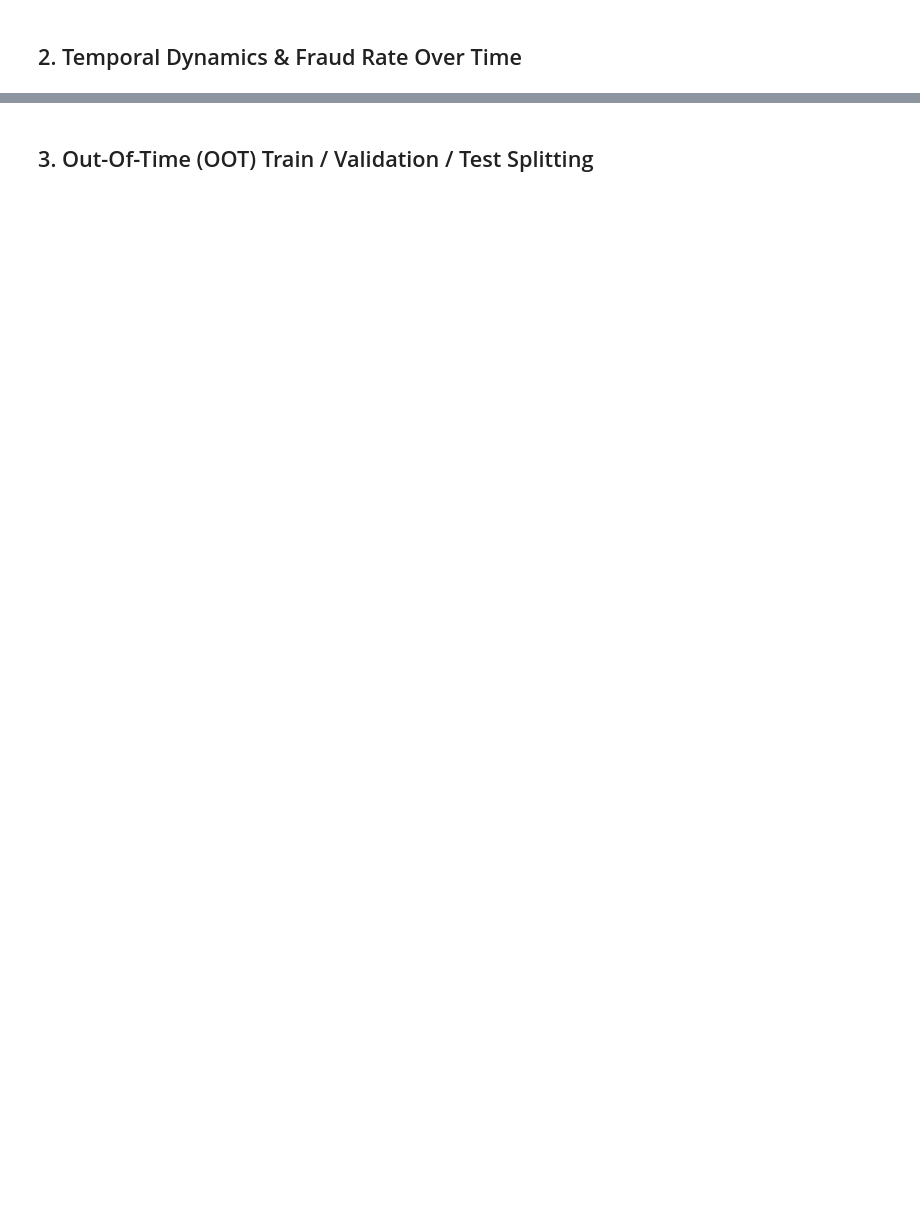
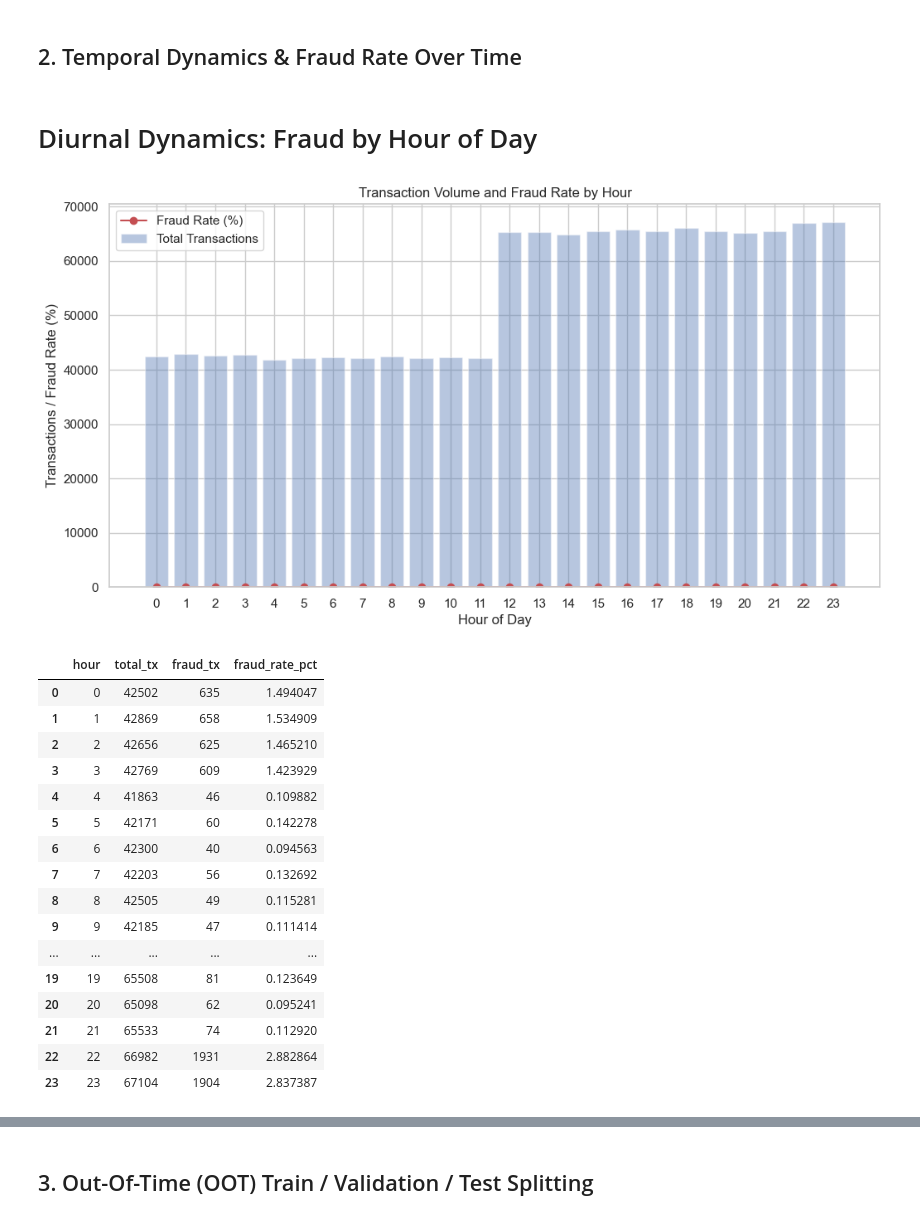
Before and after one commit to krishnagupta7171/Sentinel-risk-engine, a Jupyter notebook: notebooks/notebook2_temporal_dynamics_and_splitting.ipynb, the cells around one changed output, grey strips where cells are left out. Cells and saved outputs as stored; diff of their text form; code cells hidden in the pictures; blank space fills up the shorter version.

Commit message:
analyze temporal fraud patterns and implement chronological data splitting

```diff
--- a/notebooks/notebook2_temporal_dynamics_and_splitting.ipynb
+++ b/notebooks/notebook2_temporal_dynamics_and_splitting.ipynb
@@ -31,0 +12,11 @@ print(f"Processed Dir: {PROCESSED_DIR}")
+# %%
+from pathlib import Path
+import pandas as pd
+import numpy as np
+import matplotlib.pyplot as plt
+import seaborn as sns
+
+PROJECT_ROOT = Path("..").resolve()
+RAW_DATA_PATH = PROJECT_ROOT / "data" / "raw" / "fraudTrain.csv"
+
+print("Loading data from:", RAW_DATA_PATH)
@@ -43,0 +35,14 @@ print(f"Test Date Range:  {df_test['datetime'].min()} to {df_test['datetime'].ma
+# %%
+df = pd.read_csv(RAW_DATA_PATH)
+
+df = df.loc[:, ~df.columns.str.contains("^Unnamed")]
+
+df["datetime"] = pd.to_datetime(df["trans_date_trans_time"])
+df["hour"] = df["datetime"].dt.hour
+df["day_of_week"] = df["datetime"].dt.dayofweek
+df["month_year"] = df["datetime"].dt.to_period("M")
+
+print("Time Range:", df["datetime"].min(), "to", df["datetime"].max())
+print("Total Days:", (df["datetime"].max() - df["datetime"].min()).days)
+
+df = df.sort_values("unix_time").reset_index(drop=True)
@@ -44,2 +52,43 @@ print(f"Test Date Range:  {df_test['datetime'].min()} to {df_test['datetime'].ma
 # %% [markdown]
 ## 2. Temporal Dynamics & Fraud Rate Over Time
+# %% [markdown]
+# Diurnal Dynamics: Fraud by Hour of Day
+# %%
+hourly_stats = df.groupby("hour").agg(
+    total_tx=("is_fraud", "count"),
+    fraud_tx=("is_fraud", "sum"),
+    fraud_rate=("is_fraud", "mean")
+).reset_index()
+
+hourly_stats["fraud_rate_pct"] = hourly_stats["fraud_rate"] * 100
+
+plt.bar(hourly_stats["hour"], hourly_stats["total_tx"], alpha=0.4, label="Total Transactions")
+plt.plot(hourly_stats["hour"], hourly_stats["fraud_rate_pct"], "r-o", label="Fraud Rate (%)")
+
+plt.xlabel("Hour of Day")
+plt.ylabel("Transactions / Fraud Rate (%)")
+plt.title("Transaction Volume and Fraud Rate by Hour")
+plt.xticks(range(24))
+plt.legend()
+plt.show()
+
+hourly_stats[["hour", "total_tx", "fraud_tx", "fraud_rate_pct"]]
+# %% [output]
+[figure, added]
+|  | hour | total_tx | fraud_tx | fraud_rate_pct |
+| 0 | 0 | 42502 | 635 | 1.494047 |
+| 1 | 1 | 42869 | 658 | 1.534909 |
+| 2 | 2 | 42656 | 625 | 1.465210 |
+| 3 | 3 | 42769 | 609 | 1.423929 |
+| 4 | 4 | 41863 | 46 | 0.109882 |
+| 5 | 5 | 42171 | 60 | 0.142278 |
+| 6 | 6 | 42300 | 40 | 0.094563 |
+| 7 | 7 | 42203 | 56 | 0.132692 |
+| 8 | 8 | 42505 | 49 | 0.115281 |
+| 9 | 9 | 42185 | 47 | 0.111414 |
+| ... | ... | ... | ... | ... |
+| 19 | 19 | 65508 | 81 | 0.123649 |
+| 20 | 20 | 65098 | 62 | 0.095241 |
+| 21 | 21 | 65533 | 74 | 0.112920 |
+| 22 | 22 | 66982 | 1931 | 2.882864 |
+| 23 | 23 | 67104 | 1904 | 2.837387 |
```
Also changed, not shown: parts of 17 cells of this notebook.
